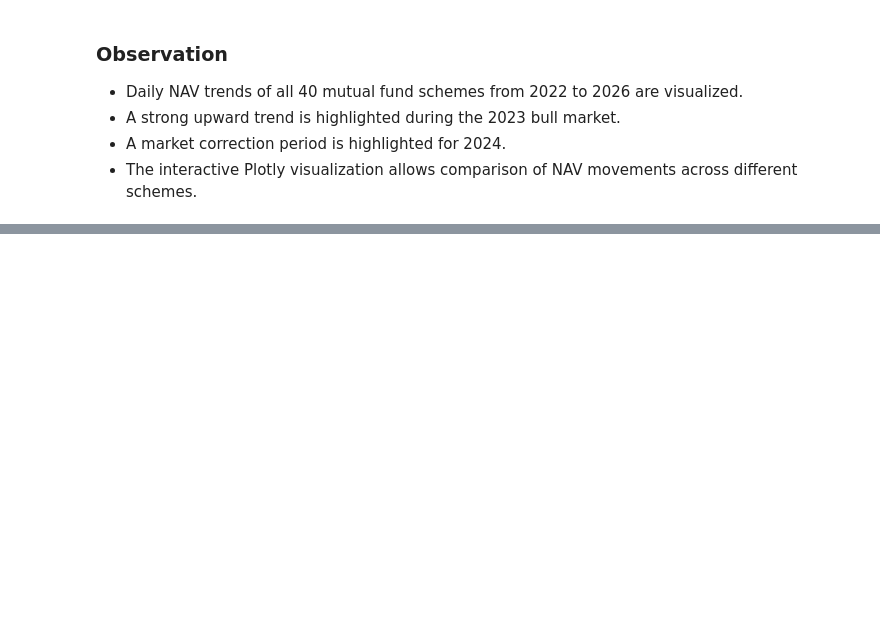
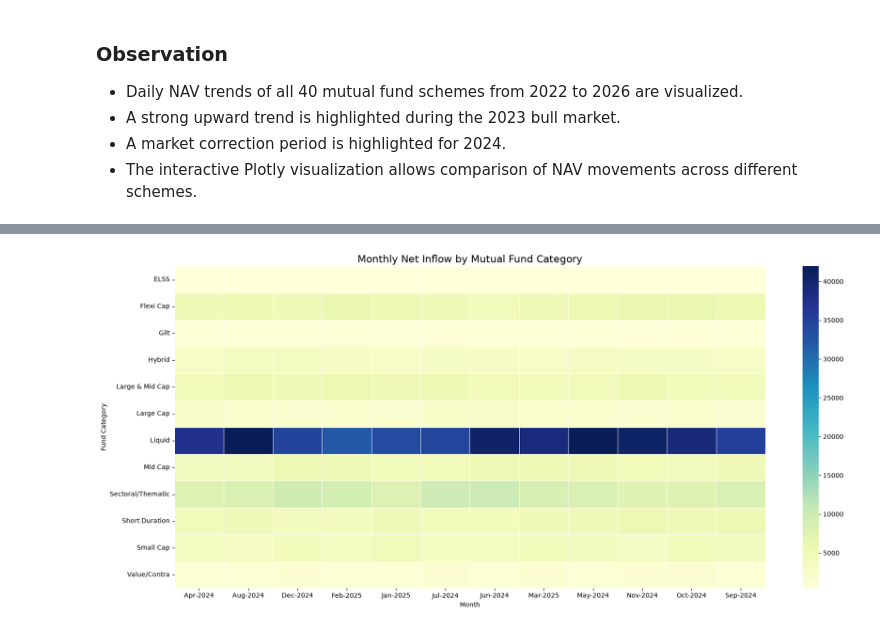
Before and after one commit to InayaKhan0210/mutual-fund-data-analytics, a Jupyter notebook: notebooks/EDA_Analysis.ipynb, the cells around one changed output, grey strips where cells are left out. Saved outputs shown, nothing was run; the diff lists cells and outputs as text; code cells hidden in the pictures; blank space fills up the shorter version.

```diff
--- a/notebooks/EDA_Analysis.ipynb
+++ b/notebooks/EDA_Analysis.ipynb
@@ -140,0 +261,15 @@ fig.write_image("../outputs/charts/nav_trend.png")
+# %%
+# Convert month to datetime
+category_inflows["month"] = pd.to_datetime(category_inflows["month"])
+
+# Convert month into readable format
+category_inflows["month_name"] = category_inflows["month"].dt.strftime("%b-%Y")
+
+# Create pivot table
+heatmap_data = category_inflows.pivot(
+    index="category",
+    columns="month_name",
+    values="net_inflow_crore"
+)
+
+heatmap_data.head()
@@ -140,0 +284,25 @@ fig.write_image("../outputs/charts/nav_trend.png")
+# %%
+plt.figure(figsize=(18,8))
+
+sns.heatmap(
+    heatmap_data,
+    cmap="YlGnBu",
+    linewidths=0.5,
+    annot=False
+)
+
+plt.title("Monthly Net Inflow by Mutual Fund Category", fontsize=16)
+plt.xlabel("Month")
+plt.ylabel("Fund Category")
+
+plt.tight_layout()
+
+plt.savefig(
+    "../outputs/charts/category_inflow_heatmap.png",
+    dpi=300,
+    bbox_inches="tight"
+)
+
+plt.show()
+# %% [output]
+[figure, added]
```
Also changed, not shown: parts of 36 cells of this notebook.
